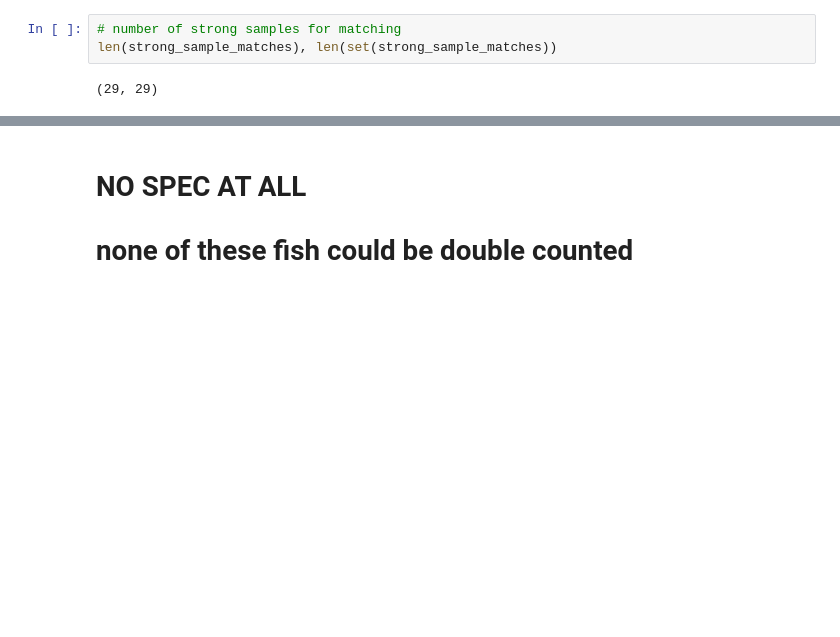
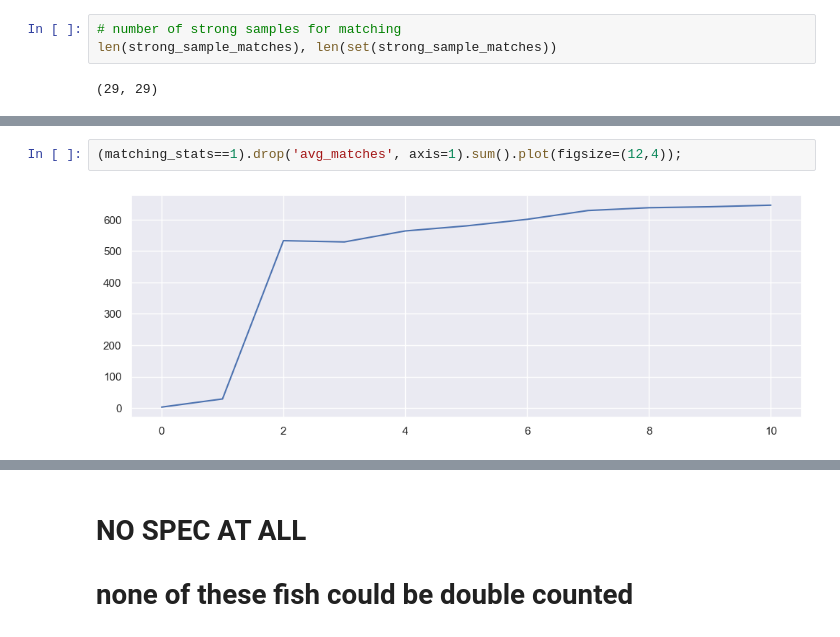
Before and after one commit to dfo-gulf-science/TrapNet-EDA, a Jupyter notebook: Trapnet Historical Data.ipynb, the cells around one changed output, grey strips where cells are left out. Drawn from its saved outputs; the diff is of its cells as text; blank space fills up the shorter version.

```diff
--- a/Trapnet Historical Data.ipynb
+++ b/Trapnet Historical Data.ipynb
@@ -927,0 +1016,4 @@ summary
+# %%
+(matching_stats==1).drop('avg_matches', axis=1).sum().plot(figsize=(12,4));
+# %% [output]
+[figure, added]
```
Also changed, not shown: parts of 55 cells of this notebook.
